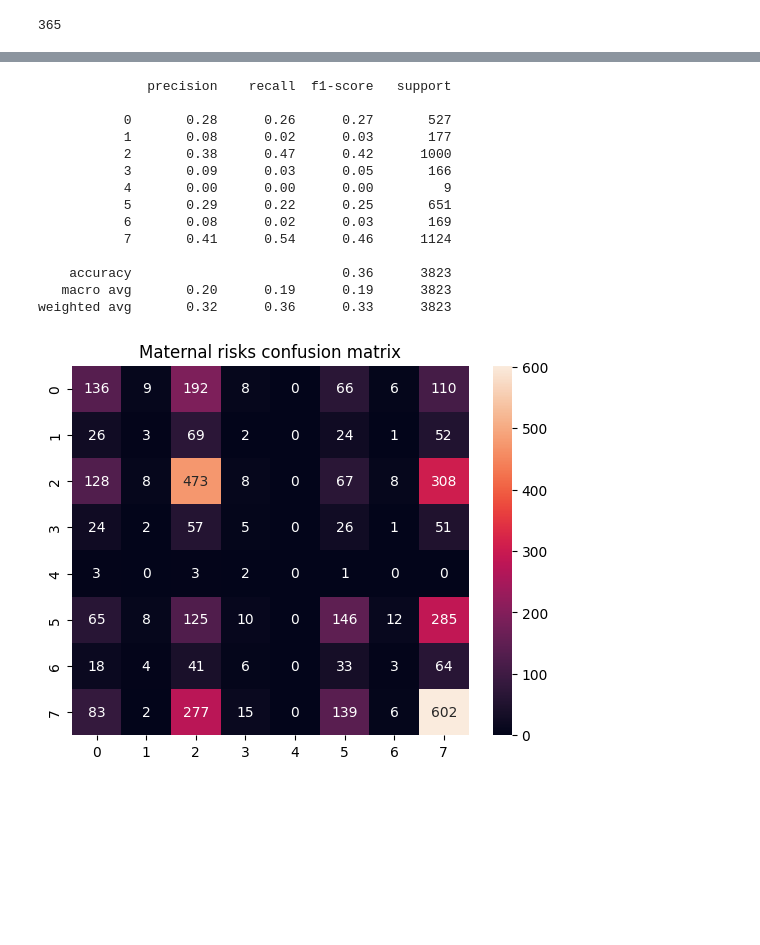
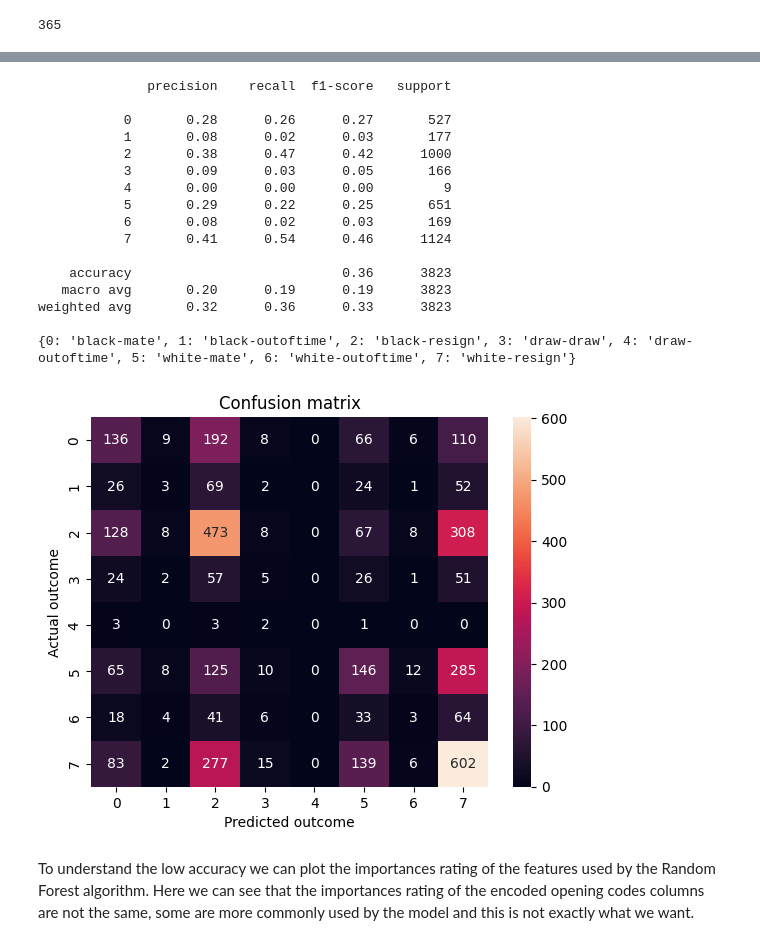
Before and after one commit to robinmoon2/AI_Application_HY, a Jupyter notebook: Data_chess/MlPrediction.ipynb, the cells around one changed output, grey strips where cells are left out. Saved outputs shown, nothing was run; the diff lists cells and outputs as text; code cells hidden in the pictures; blank space fills up the shorter version.

```diff
--- a/Data_chess/MlPrediction.ipynb
+++ b/Data_chess/MlPrediction.ipynb
@@ -64,5 +77,9 @@ len(dataset['opening_eco'].unique())
 # %%
-dataset['target'] = LabelEncoder().fit_transform(dataset['target'])
+le = LabelEncoder()
+dataset['target'] = le.fit_transform(dataset['target'])
+labels = list(le.inverse_transform([0, 1, 2, 3, 4, 5, 6, 7]))
+labels_correspondence = {key : value for key, value in zip(range(8), labels)}
+print(labels_correspondence)
 encoder_opening = ce.BinaryEncoder(cols = ['opening_eco'])
 encoded_data = encoder_opening.fit_transform(dataset)
 encoded_data
@@ -97,23 +119,31 @@ y_pred = rfc.predict(x_test)
 # %%
 cm = confusion_matrix(y_test, y_pred)
-sns.heatmap(cm, annot=True, fmt='d').set_title('Maternal risks confusion matrix')
+heatmap = sns.heatmap(cm, annot=True, fmt='d')
+heatmap.set_title('Confusion matrix')
+heatmap.set_xlabel('Predicted outcome')
+heatmap.set_ylabel('Actual outcome')
 print(classification_report(y_test, y_pred))
+print(labels_correspondence)
 # %% [output]
               precision    recall  f1-score   support
 
            0       0.28      0.26      0.27       527
            1       0.08      0.02      0.03       177
            2       0.38      0.47      0.42      1000
            3       0.09      0.03      0.05       166
            4       0.00      0.00      0.00         9
            5       0.29      0.22      0.25       651
            6       0.08      0.02      0.03       169
            7       0.41      0.54      0.46      1124
 
     accuracy                           0.36      3823
    macro avg       0.20      0.19      0.19      3823
 weighted avg       0.32      0.36      0.33      3823
+
+{0: 'black-mate', 1: 'black-outoftime', 2: 'black-resign', 3: 'draw-draw', 4: 'draw-outoftime', 5: 'white-mate', 6: 'white-outoftime', 7: 'white-resign'}
-[figure, old version]
+[figure, new version]
+# %% [markdown]
+To understand the low accuracy we can plot the importances rating of the features used by the Random Forest algorithm. Here we can see that the importances rating of the encoded opening codes columns are not the same, some are more commonly used by the model and this is not exactly what we want.
 # %%
 features_df = pd.DataFrame({'features' : rfc.feature_names_in_, 'importances' : rfc.feature_importances_})
 
```
Also changed, not shown: parts of 10 cells of this notebook, 1 other file.
